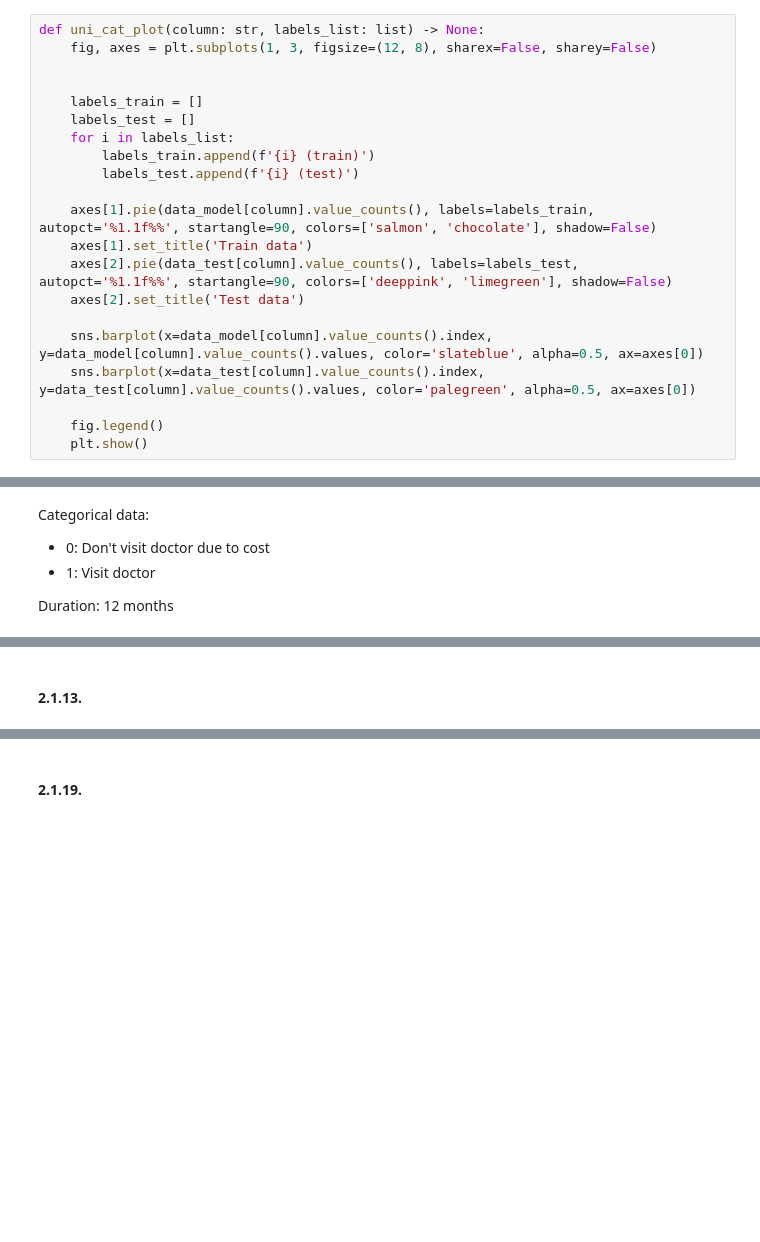
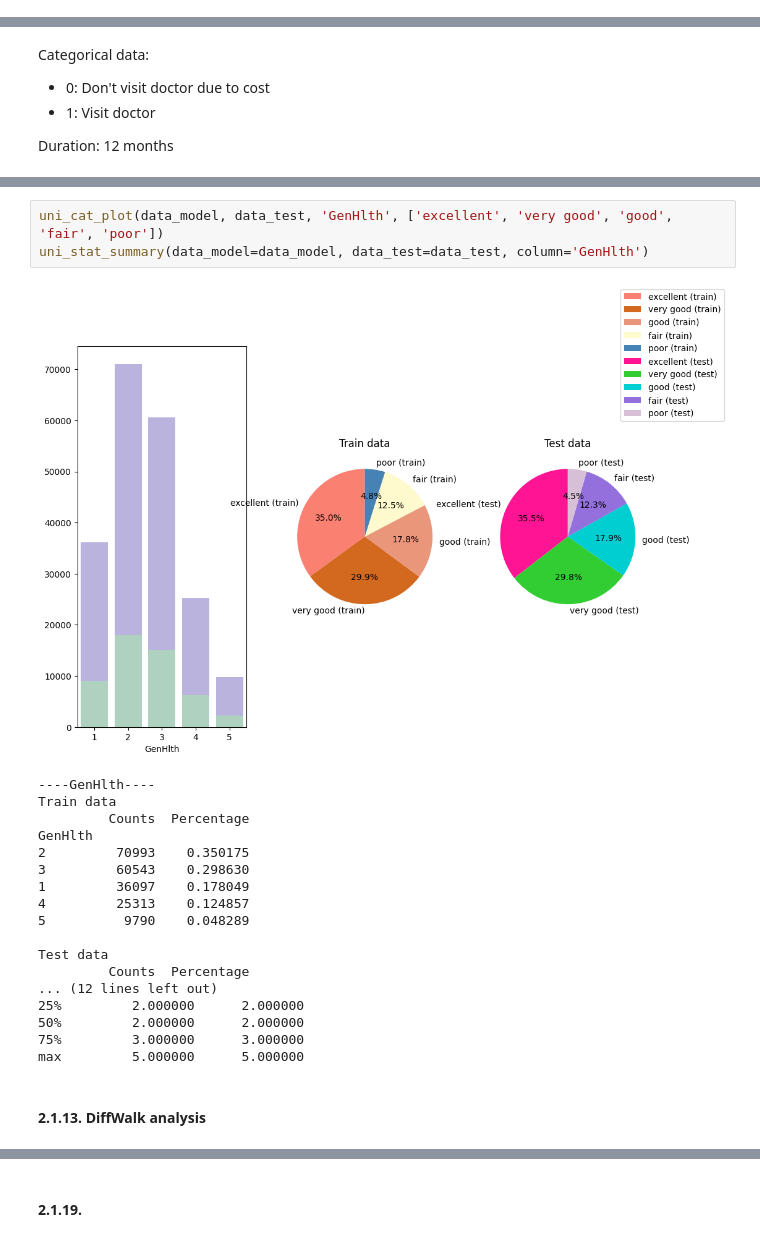
Before and after one commit to polarbear0701/ML-Individual-1, a Jupyter notebook: EDA.ipynb, the cells around one changed output, grey strips where cells are left out. Saved outputs shown, nothing was run; the diff lists cells and outputs as text; blank space fills up the shorter version.

Commit message:
Add visualize.py, and complete categorical univariate analysis

```diff
--- a/EDA.ipynb
+++ b/EDA.ipynb
@@ -294,24 +273,3 @@ def uni_stat_summary(column: str) -> None:
-# %%
-def uni_cat_plot(column: str, labels_list: list) -> None:
-    fig, axes = plt.subplots(1, 3, figsize=(12, 8), sharex=False, sharey=False)
-
-
-    labels_train = []
-    labels_test = []
-    for i in labels_list:
-        labels_train.append(f'{i} (train)')
-        labels_test.append(f'{i} (test)')
-
-    axes[1].pie(data_model[column].value_counts(), labels=labels_train, autopct='%1.1f%%', startangle=90, colors=['salmon', 'chocolate'], shadow=False)
-    axes[1].set_title('Train data')
-    axes[2].pie(data_test[column].value_counts(), labels=labels_test, autopct='%1.1f%%', startangle=90, colors=['deeppink', 'limegreen'], shadow=False)
-    axes[2].set_title('Test data')
-
-    sns.barplot(x=data_model[column].value_counts().index, y=data_model[column].value_counts().values, color='slateblue', alpha=0.5, ax=axes[0])
-    sns.barplot(x=data_test[column].value_counts().index, y=data_test[column].value_counts().values, color='palegreen', alpha=0.5, ax=axes[0])
-
-    fig.legend()
-    plt.show()
 # %% [markdown]
 ### 2.1. Getting data distribution
 # %% [markdown]
@@ -647,2 +612,24 @@ max         1.000000      1.000000
+# %%
+uni_cat_plot(data_model, data_test, 'GenHlth', ['excellent', 'very good', 'good', 'fair', 'poor'])
+uni_stat_summary(data_model=data_model, data_test=data_test, column='GenHlth')
+# %% [output]
+[figure, added]
+----GenHlth----
+Train data
+         Counts  Percentage
+GenHlth
+2         70993    0.350175
+3         60543    0.298630
+1         36097    0.178049
+4         25313    0.124857
+5          9790    0.048289
+
+Test data
+         Counts  Percentage
+... (12 lines left out)
+25%         2.000000      2.000000
+50%         2.000000      2.000000
+75%         3.000000      3.000000
+max         5.000000      5.000000
 # %% [markdown]
-#### 2.1.13.
+#### 2.1.13. DiffWalk analysis
```
Also changed, not shown: parts of 32 cells of this notebook, 1 other file.
